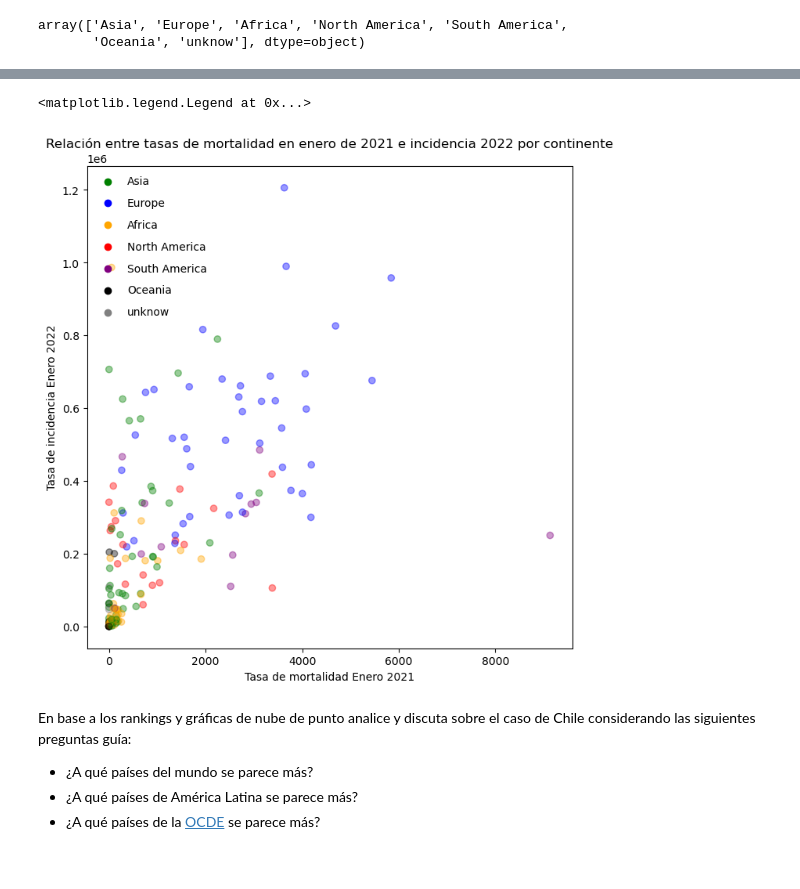
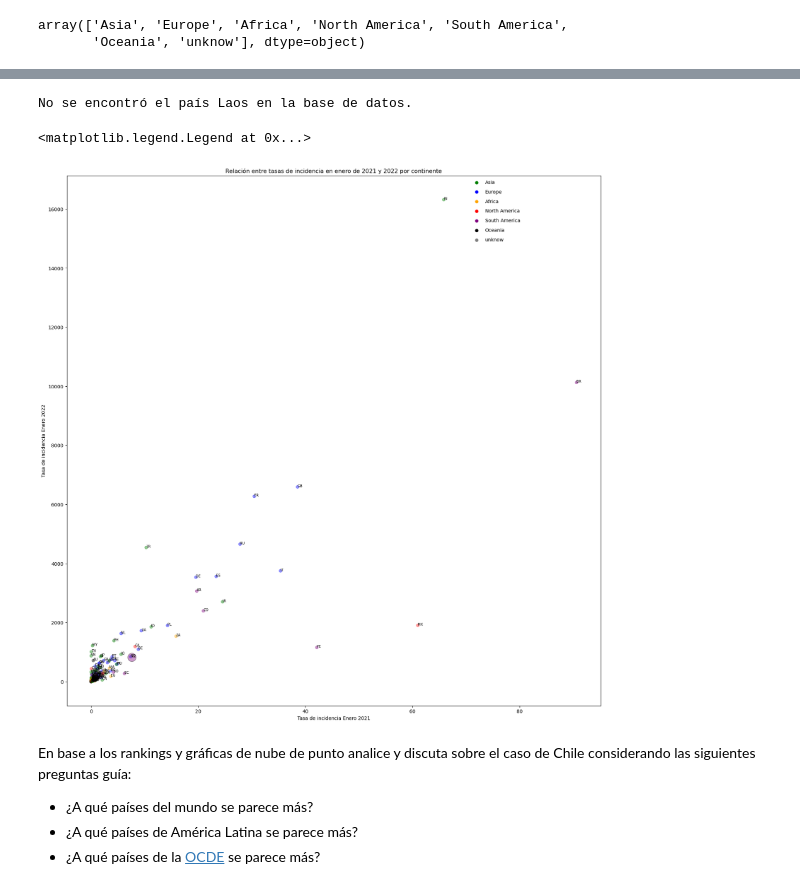
Before and after one commit to phuijse-classroom/info147-tarea-unidad1-lentejascontomate, a Jupyter notebook: enunciado.ipynb, the cells around one changed output, grey strips where cells are left out. Saved outputs shown, nothing was run; the diff lists cells and outputs as text; code cells hidden in the pictures.

```diff
--- a/enunciado.ipynb
+++ b/enunciado.ipynb
@@ -486,9 +495,9 @@ En cada una:
 - Utilice un tamaño relativamente más grande para Chile.
 - Considere las buenas prácticas vistas en clases.
 # %%
-tasa_2021 = tasa_inc(pd.date_range(start="1st of January of 2021", end="31th of January of 2021", freq='D'))
+tasa_2021 = tasas(pd.date_range(start="1st of January of 2021", end="31th of January of 2021", freq='D'))[0]
 tasa_2021.name = "tasa_2021"
-tasa_2022 = tasa_inc(pd.date_range(start="1st of January of 2022", end="31th of January of 2022", freq='D'))
+tasa_2022 = tasas(pd.date_range(start="1st of January of 2022", end="31th of January of 2022", freq='D'))[0]
 tasa_2022.name = "tasa_2022"
 # %%
 df_enero = pd.concat([tasa_2021, tasa_2022], axis=1)
@@ -580,5 +637,5 @@ ax.legend(scatterpoints=1, frameon=False, labelspacing=1, loc="upper left")
 # %%
-tasa_m_2021 = tasa_mort(pd.date_range(start="1th of January of 2021", end="31th of January of 2021", freq='D'))
+tasa_m_2021 = tasas(pd.date_range(start="1th of January of 2021", end="31th of January of 2021", freq='D'))[1]
 tasa_m_2021.name = "tasa_2021"
 # %%
 df_enero = pd.concat([tasa_m_2021, tasa_2022], axis=1)
@@ -615,18 +685,48 @@ Length: 180, dtype: float64
 # %%
-fig, ax = plt.subplots(figsize=(8, 8))
-ax.scatter(df_enero["tasa_2021"], df_enero["tasa_2022"],
-           c=df_enero["color"], alpha=0.4)
+# Obtener los códigos alpha-2 de los países
+country_codes = {}
+for country in df_enero.index:
+    try:
+        country_obj = pycountry.countries.search_fuzzy(country)[0]
+        country_codes[country] = country_obj.alpha_2
+    except LookupError:
+        print(f"No se encontró el país {country} en la base de datos.")
 
-ax.set_xlabel("Tasa de mortalidad Enero 2021")
+# Crear el gráfico
+fig, ax = plt.subplots(figsize=(20, 20))
+pais="Chile"
+pais_size=300
+# Resto de los países
+mask_resto = df_enero.index != pais
+df_resto = df_enero[mask_resto]
+ax.scatter(df_resto["tasa_2021"], df_resto["tasa_2022"],
+           c=df_resto["color"], alpha=0.4)
+
+# País de interés
+mask_pais = df_enero.index == pais
+df_pais = df_enero[mask_pais]
+ax.scatter(df_pais["tasa_2021"], df_pais["tasa_2022"],
+           c=df_pais["color"], alpha=0.4, s=pais_size, edgecolors='black')
+
+# Anotar los códigos de los países
+for country, code in country_codes.items():
+    x = df_enero.loc[country, "tasa_2021"]
+    y = df_enero.loc[country, "tasa_2022"]
+    ax.annotate(code, (x, y), fontsize=7)
+
+# Ajustar los ejes y el título
+ax.set_xlabel("Tasa de incidencia Enero 2021")
 ax.set_ylabel("Tasa de incidencia Enero 2022")
-ax.set_title("Relación entre tasas de mortalidad en enero de 2021 e incidencia 2022 por continente")
+ax.set_title("Relación entre tasas de incidencia en enero de 2021 y 2022 por continente")
 
+# Añadir leyenda
 for continent, color in continent_colors.items():
     ax.scatter([], [], c=color, label=continent)
-ax.legend(scatterpoints=1, frameon=False, labelspacing=1, loc="upper left")
+ax.legend(scatterpoints=1, frameon=False, labelspacing=1, loc="upper left",bbox_to_anchor=(0.75, 1.0))
 # %% [output]
-<matplotlib.legend.Legend at 0x...>
+No se encontró el país Laos en la base de datos.
+<matplotlib.legend.Legend at 0x...>
-[figure, old version]
+[figure, new version]
 # %% [markdown]
 En base a los rankings y gráficas de nube de punto analice y discuta sobre el caso de Chile considerando las siguientes preguntas guía:
 
```
Also changed, not shown: parts of 19 cells of this notebook.
